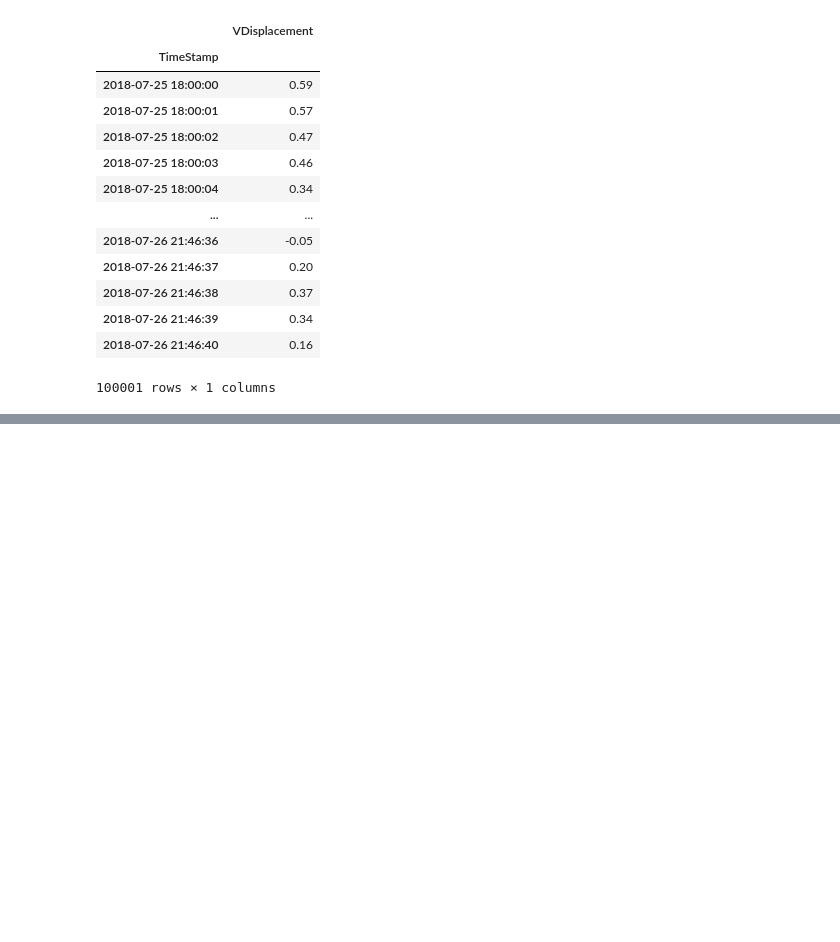
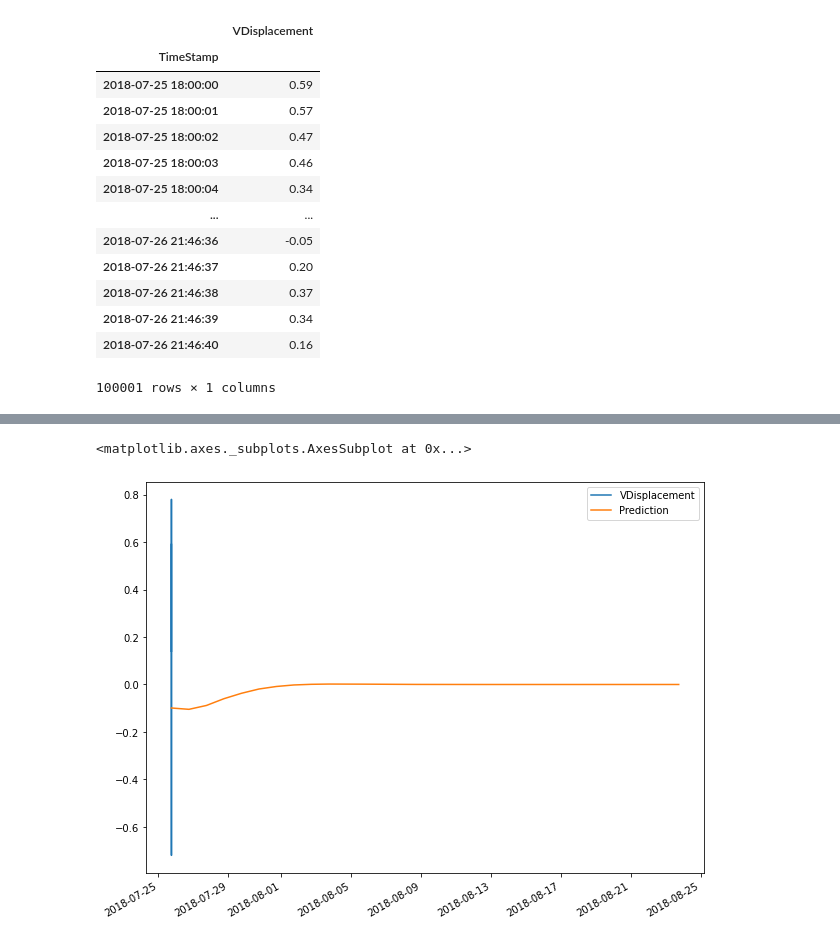
Before and after one commit to purvimisal/TS-wave, a Jupyter notebook: TimeSeries_Wave.ipynb, the cells around one changed output, grey strips where cells are left out. Cells and saved outputs as stored; diff of their text form; code cells hidden in the pictures; blank space fills up the shorter version.

```diff
--- a/TimeSeries_Wave.ipynb
+++ b/TimeSeries_Wave.ipynb
@@ -169,0 +285,11 @@ model.summary()
+# %%
+forecast1=model.predict(n_periods=30, return_conf_int=True)
+# %%
+forecast_range=pd.date_range(start='2018-07-25 18:01:39', periods=30)
+# %%
+forecast1_df = pd.DataFrame(forecast1[0],index =forecast_range,columns=['Prediction'])
+# %%
+pd.concat([newdf['VDisplacement'],forecast1_df],axis=1).plot()
+# %% [output]
+<matplotlib.axes._subplots.AxesSubplot at 0x...>
+[figure, added]
```
Also changed, not shown: parts of 30 cells of this notebook.
